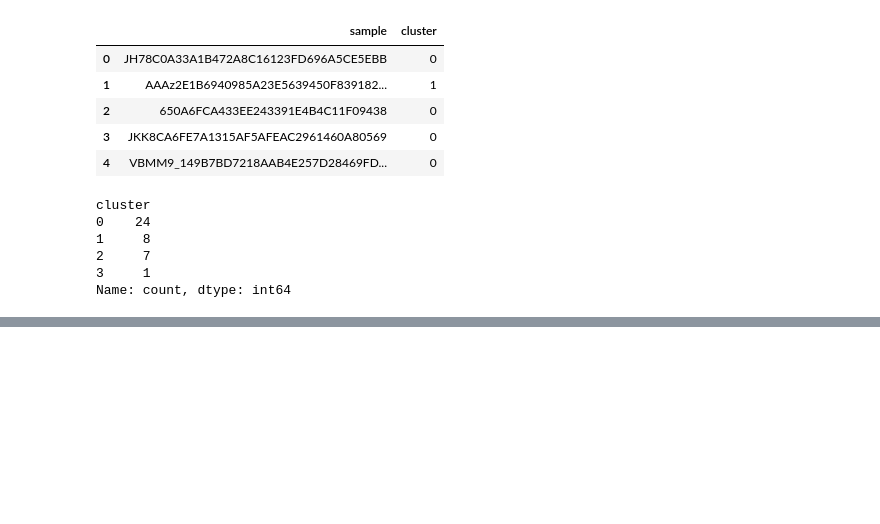
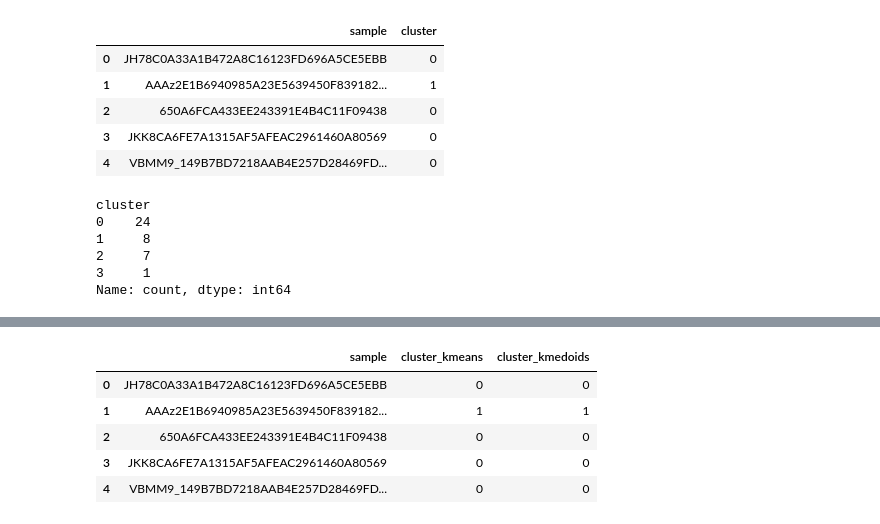
Before and after one commit to EdwinOrtegaK/Lab03_SDS, a Jupyter notebook: notebooks/lab3_malware_families.ipynb, the cells around one changed output, grey strips where cells are left out. Drawn from its saved outputs; the diff is of its cells as text; code cells hidden in the pictures; blank space fills up the shorter version.

```diff
--- a/notebooks/lab3_malware_families.ipynb
+++ b/notebooks/lab3_malware_families.ipynb
@@ -336,0 +407,20 @@ df.to_csv("../dataset/malware_clusters.csv", index=False)
+# %%
+df = df.rename(columns={"cluster": "cluster_kmeans"})
+
+best_k_kmedoids = 4
+
+kmedoids = KMedoids(
+    n_clusters=best_k_kmedoids,
+    random_state=42
+)
+
+df["cluster_kmedoids"] = kmedoids.fit_predict(X_dense)
+
+df[["sample", "cluster_kmeans", "cluster_kmedoids"]].head()
+# %% [output]
+|  | sample | cluster_kmeans | cluster_kmedoids |
+| 0 | JH78C0A33A1B472A8C16123FD696A5CE5EBB | 0 | 0 |
+| 1 | AAAz2E1B6940985A23E5639450F839182... | 1 | 1 |
+| 2 | 650A6FCA433EE243391E4B4C11F09438 | 0 | 0 |
+| 3 | JKK8CA6FE7A1315AF5AFEAC2961460A80569 | 0 | 0 |
+| 4 | VBMM9_149B7BD7218AAB4E257D28469FD... | 0 | 0 |
```
Also changed, not shown: parts of 6 cells of this notebook.
